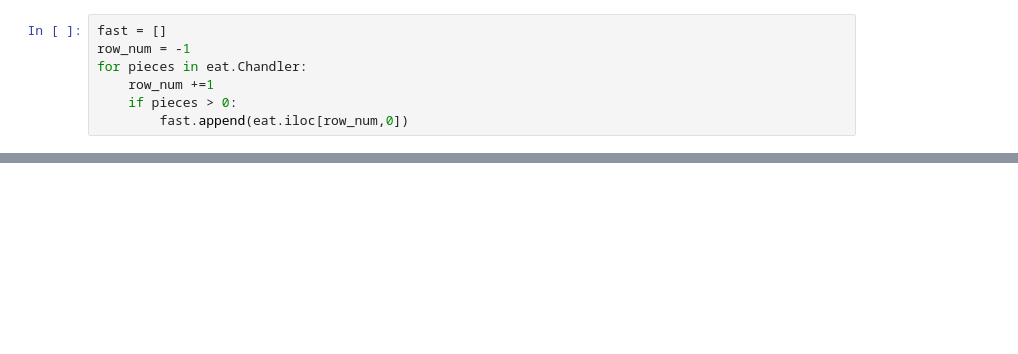
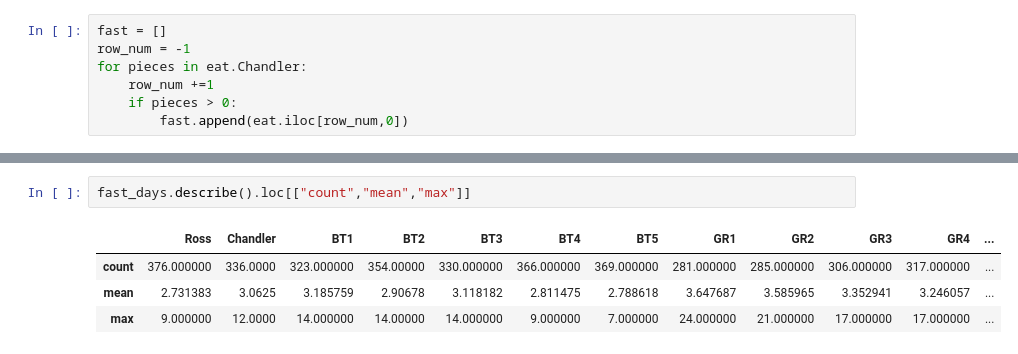
Before and after one commit to Data-Science-in-Business-Fall-2020/final-project-danny_brady_michael, a Jupyter notebook: Final_Project_Code.ipynb, the cells around one changed output, grey strips where cells are left out. Cells and saved outputs as stored; diff of their text form; blank space fills up the shorter version.

```diff
--- a/Final_Project_Code.ipynb
+++ b/Final_Project_Code.ipynb
@@ -482,0 +439,7 @@ Name: Date, dtype: object
+# %%
+fast_days.describe().loc[["count","mean","max"]]
+# %% [output]
+|  | Ross | Chandler | BT1 | BT2 | BT3 | BT4 | BT5 | GR1 | GR2 | GR3 | GR4 | ... |
+| count | 376.000000 | 336.0000 | 323.000000 | 354.00000 | 330.000000 | 366.000000 | 369.000000 | 281.000000 | 285.000000 | 306.000000 | 317.000000 | ... |
+| mean | 2.731383 | 3.0625 | 3.185759 | 2.90678 | 3.118182 | 2.811475 | 2.788618 | 3.647687 | 3.585965 | 3.352941 | 3.246057 | ... |
+| max | 9.000000 | 12.0000 | 14.000000 | 14.00000 | 14.000000 | 9.000000 | 7.000000 | 24.000000 | 21.000000 | 17.000000 | 17.000000 | ... |
```
Also changed, not shown: parts of 9 cells of this notebook.
